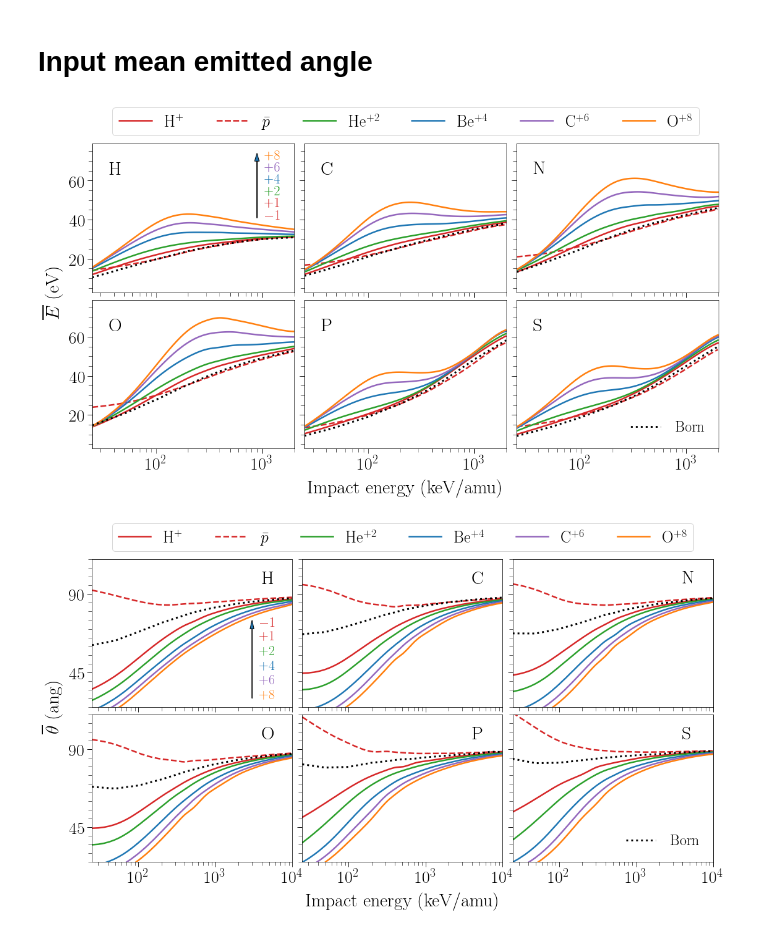
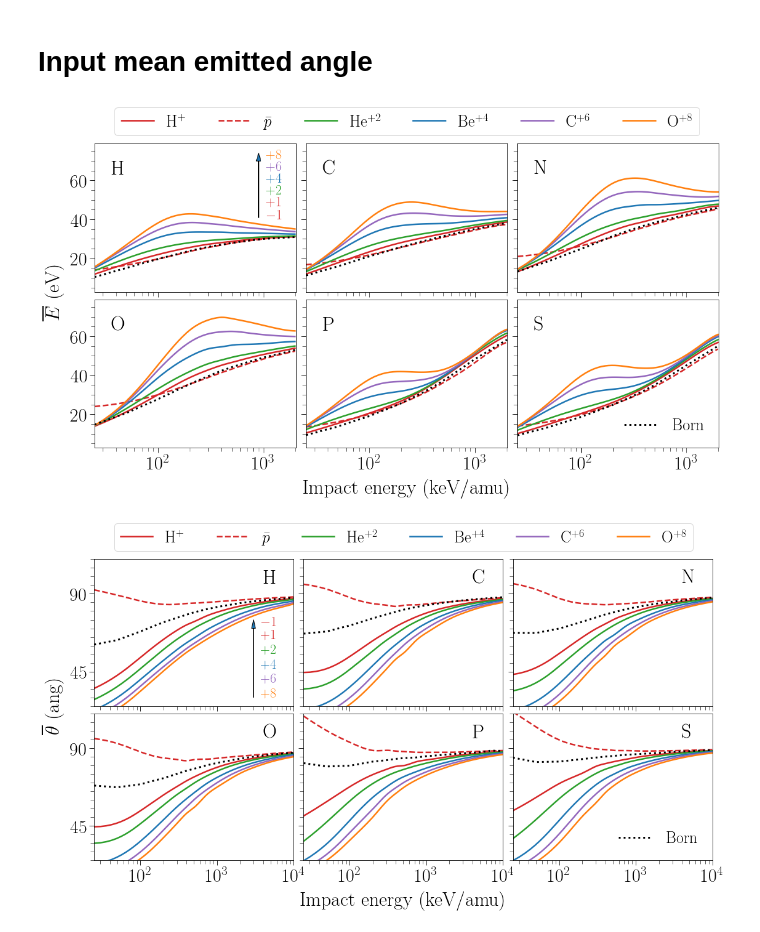
Before and after one commit to xiaogaogaoxiao/ionmol_stoi, a Jupyter notebook: figuras/graphs/meanvalues.ipynb, the cells around one changed output. Drawn from its saved outputs; the diff is of its cells as text; code cells hidden in the pictures.

```diff
--- a/figuras/graphs/meanvalues.ipynb
+++ b/figuras/graphs/meanvalues.ipynb
@@ -271,6 +271,11 @@ sc_aint=interp_XS(sc_a,1,7,'cubic')
 so_aint=interp_XS(so_a,1,7,'cubic')
 # %%
 convau2eV = 27.2114
+# %%
+itickssize=30
+iatomsize=32
+ilabelsize=32
+ilegsize=26
 # %%
 plt.rc('text', usetex=True)
 plt.rc('font', family='serif')
@@ -290,7 +295,7 @@ ydel=(yzchmax-yzchmin)/5.
 fig = plt.figure(figsize=(18,9))
 ### Hidrogeno ####
 ax1 = plt.subplot(231)
-plt.text(xtext, ytext, 'H',fontsize=30)
+plt.text(xtext, ytext, 'H',fontsize=iatomsize)
 plt.plot(convkeV(hp_eint[1]), hp_eint[8]*convau2eV,co_p,linewidth=iwidth,label=r'H$^{+}$')
 plt.plot(convkeV(hap_eint[1]),hap_eint[8]*convau2eV,co_p,linewidth=iwidth,linestyle='dashed',label=r'$\bar{p}$')
 plt.plot(convkeV(hhe_eint[1]),hhe_eint[8]*convau2eV,co_he,linewidth=iwidth,label=r'He$^{+2}$')
@@ -306,11 +311,11 @@ plt.text(xzch, yzchmin+3*ydel, r'$+4$',color=co_be,fontsize=22)
 plt.text(xzch, yzchmin+4*ydel, r'$+6$',color=co_c,fontsize=22)
 plt.text(xzch, yzchmax, r'$+8$',color=co_o,fontsize=22)
 
-ax1.legend(loc='upper left',bbox_to_anchor=(0.06, 1.3, 0, 0),fontsize=26,ncol=6)
-plt.ylabel(r"$\overline{E}$ (eV)", fontsize=30,labelpad=10,position=(1,0))
+ax1.legend(loc='upper left',bbox_to_anchor=(0.06, 1.3, 0, 0),fontsize=ilegsize,ncol=6)
+plt.ylabel(r"$\overline{E}$ (eV)", fontsize=ilabelsize,labelpad=10,position=(1,0))
 ax1.yaxis.set_major_locator(MultipleLocator(20));
 ax1.yaxis.set_minor_locator(MultipleLocator(5));
-ax1.tick_params(which='major', labelsize=28,length=8);
+ax1.tick_params(which='major', labelsize=itickssize,length=8);
 ax1.tick_params(which='minor', length=6)
 plt.xlim(xmin,xmax)
 plt.ylim(ymin,ymax)
@@ -319,7 +324,7 @@ plt.xscale('log')
 
 ### Carbono ###
 ax2 = plt.subplot(232)
-plt.text(xtext, ytext, 'C',fontsize=30)
+plt.text(xtext, ytext, 'C',fontsize=iatomsize)
 plt.plot(convkeV(cp_eint[1]), cp_eint[8]*convau2eV,co_p,linewidth=iwidth,label=r'H$^{+}$')
 plt.plot(convkeV(cap_eint[1]),cap_eint[8]*convau2eV,co_p,linewidth=iwidth,linestyle='dashed',label=r'$\bar{p}$')
 plt.plot(convkeV(che_eint[1]),che_eint[8]*convau2eV,co_he,linewidth=iwidth,label=r'He$^{+2}$')
@@ -330,7 +335,7 @@ plt.plot(convkeV(cB_e[1]),    cB_e[8]*convau2eV,'k',linestyle=':',linewidth=3,la
 
 ax2.yaxis.set_major_locator(MultipleLocator(20));
 ax2.yaxis.set_minor_locator(MultipleLocator(5));
-ax2.tick_params(which='major', labelsize=28,length=8);
+ax2.tick_params(which='major', labelsize=itickssize,length=8);
 ax2.tick_params(which='minor', length=6)
 plt.xlim(xmin,xmax)
 plt.ylim(ymin,ymax)
@@ -338,7 +343,7 @@ plt.xscale('log')
 
 ### Nitrogeno ###
 ax3 = plt.subplot(233)
-plt.text(xtext, ytext, 'N',fontsize=30)
+plt.text(xtext, ytext, 'N',fontsize=iatomsize)
 plt.plot(convkeV(np_eint[1]), np_eint[8]*convau2eV,co_p,linewidth=iwidth,label=r'H$^{+}$')
 plt.plot(convkeV(nap_eint[1]),nap_eint[8]*convau2eV,co_p,linewidth=iwidth,linestyle='dashed',label=r'$\bar{p}$')
 plt.plot(convkeV(nhe_eint[1]),nhe_eint[8]*convau2eV,co_he,linewidth=iwidth,label=r'He$^{+2}$')
@@ -349,7 +354,7 @@ plt.plot(convkeV(nB_e[1]),    nB_e[8]*convau2eV,'k',linestyle=':',linewidth=3,la
 
 ax3.yaxis.set_major_locator(MultipleLocator(20));
 ax3.yaxis.set_minor_locator(MultipleLocator(5));
-ax3.tick_params(which='major', labelsize=28,length=8);
+ax3.tick_params(which='major', labelsize=itickssize,length=8);
 ax3.tick_params(which='minor', length=6)
 plt.xlim(xmin,xmax)
 plt.ylim(ymin,ymax)
@@ -357,7 +362,7 @@ plt.xscale('log')
 
 ### Oxigeno ###
 ax4 = plt.subplot(234)
-plt.text(xtext, ytext, 'O',fontsize=30)
+plt.text(xtext, ytext, 'O',fontsize=iatomsize)
 plt.plot(convkeV(op_eint[1]), op_eint[8]*convau2eV,co_p,linewidth=iwidth,label=r'H$^{+}$')
 plt.plot(convkeV(oap_eint[1]),oap_eint[8]*convau2eV,co_p,linewidth=iwidth,linestyle='dashed',label=r'$\bar{p}$')
 plt.plot(convkeV(ohe_eint[1]),ohe_eint[8]*convau2eV,co_he,linewidth=iwidth,label=r'He$^{+2}$')
@@ -368,7 +373,7 @@ plt.plot(convkeV(oB_e[1]),    oB_e[8]*convau2eV,'k',linestyle=':',linewidth=3,la
 
 ax4.yaxis.set_major_locator(MultipleLocator(20));
 ax4.yaxis.set_minor_locator(MultipleLocator(5));
-ax4.tick_params(which='major', labelsize=28,length=8);
+ax4.tick_params(which='major', labelsize=itickssize,length=8);
 ax4.tick_params(which='minor', length=6)
 plt.xlim(xmin,xmax)
 plt.ylim(ymin,ymax)
@@ -376,7 +381,7 @@ plt.xscale('log')
 
 ### Fosforo ###
 ax5 = plt.subplot(235)
-plt.text(xtext, ytext, 'P',fontsize=30)
+plt.text(xtext, ytext, 'P',fontsize=iatomsize)
 plt.plot(convkeV(pp_eint[1]), pp_eint[8]*convau2eV,co_p,linewidth=iwidth,label=r'H$^{+}$')
 plt.plot(convkeV(pap_eint[1]),pap_eint[8]*convau2eV,co_p,linewidth=iwidth,linestyle='dashed',label=r'$\bar{p}$')
 plt.plot(convkeV(phe_eint[1]),phe_eint[8]*convau2eV,co_he,linewidth=iwidth,label=r'He$^{+2}$')
@@ -385,43 +390,43 @@ plt.plot(convkeV(pc_eint[1]), pc_eint[8]*convau2eV,co_c,linewidth=iwidth,label=r
 plt.plot(convkeV(po_eint[1]), po_eint[8]*convau2eV,co_o,linewidth=iwidth,label=r'O$^{+8}$')
 plt.plot(convkeV(pB_e[1]),    pB_e[8]*convau2eV,'k',linestyle=':',linewidth=3,label='_nolegend_')
 
-plt.xlabel("Impact energy (keV/amu)", fontsize=30,labelpad=10)
+plt.xlabel("Impact energy (keV/amu)", fontsize=ilabelsize,labelpad=10)
 ax5.yaxis.set_major_locator(MultipleLocator(20));
 ax5.yaxis.set_minor_locator(MultipleLocator(5));
-ax5.tick_params(which='major', labelsize=28,length=8);
+ax5.tick_params(which='major', labelsize=itickssize,length=8);
 ax5.tick_params(which='minor', length=6)
 plt.xlim(xmin,xmax)
 plt.ylim(ymin,ymax)
 plt.xscale('log')
 
 ### Sulfuro ###
 ax6 = plt.subplot(236)
-plt.text(xtext, ytext, 'S',fontsize=30)
+plt.text(xtext, ytext, 'S',fontsize=iatomsize)
 plt.plot(convkeV(sp_eint[1]), sp_eint[8]*convau2eV,co_p,linewidth=iwidth,label=r'H$^{+}$')
 plt.plot(convkeV(sap_eint[1]),sap_eint[8]*convau2eV,co_p,linewidth=iwidth,linestyle='dashed',label=r'$\bar{p}$')
 plt.plot(convkeV(she_eint[1]),she_eint[8]*convau2eV,co_he,linewidth=iwidth,label=r'He$^{+2}$')
 plt.plot(convkeV(sbe_eint[1]),sbe_eint[8]*convau2eV,co_be,linewidth=iwidth,label=r'Be$^{+4}$')
 plt.plot(convkeV(sc_eint[1]), sc_eint[8]*convau2eV,co_c,linewidth=iwidth,label=r'C$^{+6}$')
 plt.plot(convkeV(so_eint[1]), so_eint[8]*convau2eV,co_o,linewidth=iwidth,label=r'O$^{+8}$')
 born, = plt.plot(convkeV(sB_e[1]),  sB_e[8]*convau2eV,'k',linestyle=':',linewidth=3)
 
-ax6.legend([born],['Born'],loc='lower right',fontsize=24,handletextpad=1,frameon=False)
+ax6.legend([born],['Born'],loc='lower right',fontsize=ilegsize,handletextpad=1,frameon=False)
 ax6.yaxis.set_major_locator(MultipleLocator(20));
 ax6.yaxis.set_minor_locator(MultipleLocator(5));
-ax6.tick_params(which='major', labelsize=28,length=8);
+ax6.tick_params(which='major', labelsize=itickssize,length=8);
 ax6.tick_params(which='minor', length=6)
 plt.xlim(xmin,xmax)
 plt.ylim(ymin,ymax)
 plt.xscale('log')
 
 for ax in fig.get_axes():
     ax.label_outer()
 fig.subplots_adjust(hspace=0.05, wspace=0.05)
 
 plt.savefig("../ener_mean.eps",bbox_inches='tight')
 plt.show()
 # %% [output]
-[figure, old version]
+[figure, new version]
 # %%
 plt.rc('text', usetex=True)
 plt.rc('font', family='serif')
@@ -441,7 +446,7 @@ fig = plt.figure(figsize=(18,9))
 
 ### Hidrogeno ####
 ax1 = plt.subplot(231)
-plt.text(xtext, ytext, 'H',fontsize=30)
+plt.text(xtext, ytext, 'H',fontsize=iatomsize)
 plt.plot(convkeV(hp_aint[1]), hp_aint[7],co_p,linewidth=iwidth,label=r'H$^{+}$')
 plt.plot(convkeV(hap_aint[1]),hap_aint[7],co_p,linewidth=iwidth,linestyle='dashed',label=r'$\bar{p}$')
 plt.plot(convkeV(hhe_aint[1]),hhe_aint[7],co_he,linewidth=iwidth,label=r'He$^{+2}$')
@@ -459,10 +464,10 @@ plt.text(xzch, yzchmin+ydel, r'$+6$',color=co_c,fontsize=22)
 plt.text(xzch, yzchmin, r'$+8$',color=co_o,fontsize=22)
 
 ax1.legend(loc='upper left',bbox_to_anchor=(0.06, 1.3, 0, 0),fontsize=26,ncol=6)
-plt.ylabel(r"$\overline{\theta}$ (ang)", fontsize=30,labelpad=10,position=(1,0))
+plt.ylabel(r"$\overline{\theta}$ (ang)", fontsize=ilabelsize,labelpad=10,position=(1,0))
 ax1.yaxis.set_major_locator(MultipleLocator(45));
 ax1.yaxis.set_minor_locator(MultipleLocator(5));
-ax1.tick_params(which='major', labelsize=28,length=8);
+ax1.tick_params(which='major', labelsize=itickssize,length=8);
 ax1.tick_params(which='minor', length=6)
 plt.xlim(xmin,xmax)
 plt.ylim(ymin,ymax)
@@ -471,7 +476,7 @@ plt.xscale('log')
 
 ### Carbono ###
 ax2 = plt.subplot(232)
-plt.text(xtext, ytext, 'C',fontsize=30)
+plt.text(xtext, ytext, 'C',fontsize=iatomsize)
 plt.plot(convkeV(cp_aint[1]), cp_aint[7],co_p,linewidth=iwidth,label=r'H$^{+}$')
 plt.plot(convkeV(cap_aint[1]),cap_aint[7],co_p,linewidth=iwidth,linestyle='dashed',label=r'$\bar{p}$')
 plt.plot(convkeV(che_aint[1]),che_aint[7],co_he,linewidth=iwidth,label=r'H$^{+}$')
@@ -482,7 +487,7 @@ plt.plot(convkeV(cB_a[1]),    cB_a[7],'k',linestyle=':',linewidth=3,label='_nole
 
 ax2.yaxis.set_major_locator(MultipleLocator(45));
 ax2.yaxis.set_minor_locator(MultipleLocator(5));
-ax2.tick_params(which='major', labelsize=28,length=8);
+ax2.tick_params(which='major', labelsize=itickssize,length=8);
 ax2.tick_params(which='minor', length=6)
 plt.xlim(xmin,xmax)
 plt.ylim(ymin,ymax)
@@ -490,7 +495,7 @@ plt.xscale('log')
 
 ### Nitrogeno ###
 ax3 = plt.subplot(233)
-plt.text(xtext, ytext, 'N',fontsize=30)
+plt.text(xtext, ytext, 'N',fontsize=iatomsize)
 plt.plot(convkeV(np_aint[1]), np_aint[7],co_p,linewidth=iwidth,label=r'H$^{+}$')
 plt.plot(convkeV(nap_aint[1]),nap_aint[7],co_p,linewidth=iwidth,linestyle='dashed',label=r'$\bar{p}$')
 plt.plot(convkeV(nhe_aint[1]),nhe_aint[7],co_he,linewidth=iwidth,label=r'He$^{+2}$')
@@ -501,7 +506,7 @@ plt.plot(convkeV(nB_a[1]),    nB_a[7],'k',linestyle=':',linewidth=3,label='_nole
 
 ax3.yaxis.set_major_locator(MultipleLocator(45));
 ax3.yaxis.set_minor_locator(MultipleLocator(5));
-ax3.tick_params(which='major', labelsize=28,length=8);
+ax3.tick_params(which='major', labelsize=itickssize,length=8);
 ax3.tick_params(which='minor', length=6)
 plt.xlim(xmin,xmax)
 plt.ylim(ymin,ymax)
@@ -509,7 +514,7 @@ plt.xscale('log')
 
 ### Oxigeno ###
 ax4 = plt.subplot(234)
-plt.text(xtext, ytext, 'O',fontsize=30)
+plt.text(xtext, ytext, 'O',fontsize=iatomsize)
 plt.plot(convkeV(op_aint[1]), op_aint[7],co_p,linewidth=iwidth,label=r'H$^{+}$')
 plt.plot(convkeV(oap_aint[1]),oap_aint[7],co_p,linewidth=iwidth,linestyle='dashed',label=r'$\bar{p}$')
 plt.plot(convkeV(ohe_aint[1]),ohe_aint[7],co_he,linewidth=iwidth,label=r'He$^{+2}$')
@@ -520,7 +525,7 @@ plt.plot(convkeV(oB_a[1]),    oB_a[7],'k',linestyle=':',linewidth=3,label='_nole
 
 ax4.yaxis.set_major_locator(MultipleLocator(45));
 ax4.yaxis.set_minor_locator(MultipleLocator(5));
-ax4.tick_params(which='major', labelsize=28,length=8);
+ax4.tick_params(which='major', labelsize=itickssize,length=8);
 ax4.tick_params(which='minor', length=6)
 plt.xlim(xmin,xmax)
 plt.ylim(ymin,ymax)
@@ -528,7 +533,7 @@ plt.xscale('log')
 
 ### Fosforo ###
 ax5 = plt.subplot(235)
-plt.text(xtext, ytext, 'P',fontsize=30)
+plt.text(xtext, ytext, 'P',fontsize=iatomsize)
 plt.plot(convkeV(pp_aint[1]), pp_aint[7],co_p,linewidth=iwidth,label=r'H$^{+}$')
 plt.plot(convkeV(pap_aint[1]),pap_aint[7],co_p,linewidth=iwidth,linestyle='dashed',label=r'$\bar{p}$')
 plt.plot(convkeV(phe_aint[1]),phe_aint[7],co_he,linewidth=iwidth,label=r'He$^{+2}$')
@@ -537,10 +542,10 @@ plt.plot(convkeV(pc_aint[1]), pc_aint[7],co_c,linewidth=iwidth,label=r'C$^{+6}$'
 plt.plot(convkeV(po_aint[1]), po_aint[7],co_o,linewidth=iwidth,label=r'O$^{+8}$')
 plt.plot(convkeV(pB_a[1]),    pB_a[7],'k',linestyle=':',linewidth=3,label='_nolegend_')
 
-plt.xlabel("Impact energy (keV/amu)", fontsize=30,labelpad=10)
+plt.xlabel("Impact energy (keV/amu)", fontsize=ilabelsize,labelpad=10)
 ax5.yaxis.set_major_locator(MultipleLocator(45));
 ax5.yaxis.set_minor_locator(MultipleLocator(5));
-ax5.tick_params(which='major', labelsize=28,length=8);
+ax5.tick_params(which='major', labelsize=itickssize,length=8);
 ax5.tick_params(which='minor', length=6)
 plt.xlim(xmin,xmax)
 plt.ylim(ymin,ymax)
@@ -548,7 +553,7 @@ plt.xscale('log')
 
 ### Sulfuro ###
 ax6 = plt.subplot(236)
-plt.text(xtext, ytext, 'S',fontsize=30)
+plt.text(xtext, ytext, 'S',fontsize=iatomsize)
 plt.plot(convkeV(sp_aint[1]), sp_aint[7],co_p,linewidth=iwidth,label=r'H$^{+}$')
 plt.plot(convkeV(sap_aint[1]),sap_aint[7],co_p,linewidth=iwidth,linestyle='dashed',label=r'$\bar{p}$')
 plt.plot(convkeV(she_aint[1]),she_aint[7],co_he,linewidth=iwidth,label=r'He$^{+2}$')
@@ -559,9 +564,9 @@ born, = plt.plot(convkeV(sB_a[1]), sB_a[7],'k',linestyle=':',linewidth=3)
 
 ax6.yaxis.set_major_locator(MultipleLocator(45));
 ax6.yaxis.set_minor_locator(MultipleLocator(5));
-ax6.tick_params(which='major', labelsize=28,length=8);
+ax6.tick_params(which='major', labelsize=itickssize,length=8);
 ax6.tick_params(which='minor', length=6)
-ax6.legend([born],['Born'],loc='lower right',fontsize=24,handletextpad=1,frameon=False)
+ax6.legend([born],['Born'],loc='lower right',fontsize=ilegsize,handletextpad=1,frameon=False)
 plt.xlim(xmin,xmax)
 plt.ylim(ymin,ymax)
 plt.xscale('log')
@@ -573,4 +578,4 @@ fig.subplots_adjust(hspace=0.05, wspace=0.05)
 plt.savefig("../ang_mean.eps",bbox_inches='tight')
 plt.show()
 # %% [output]
-[figure, old version]
+[figure, new version]
```
Also changed, not shown: 9 other files.
